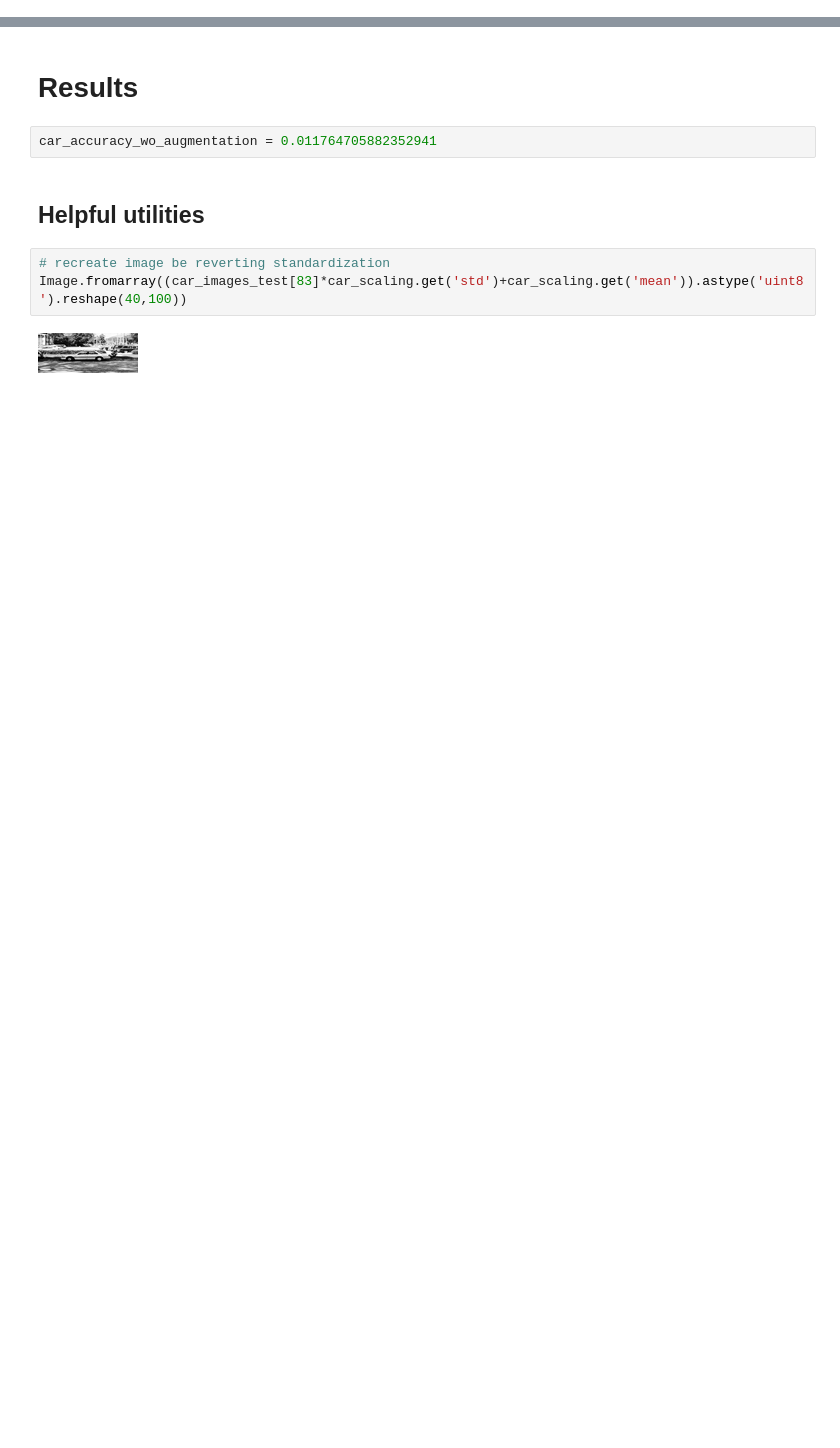
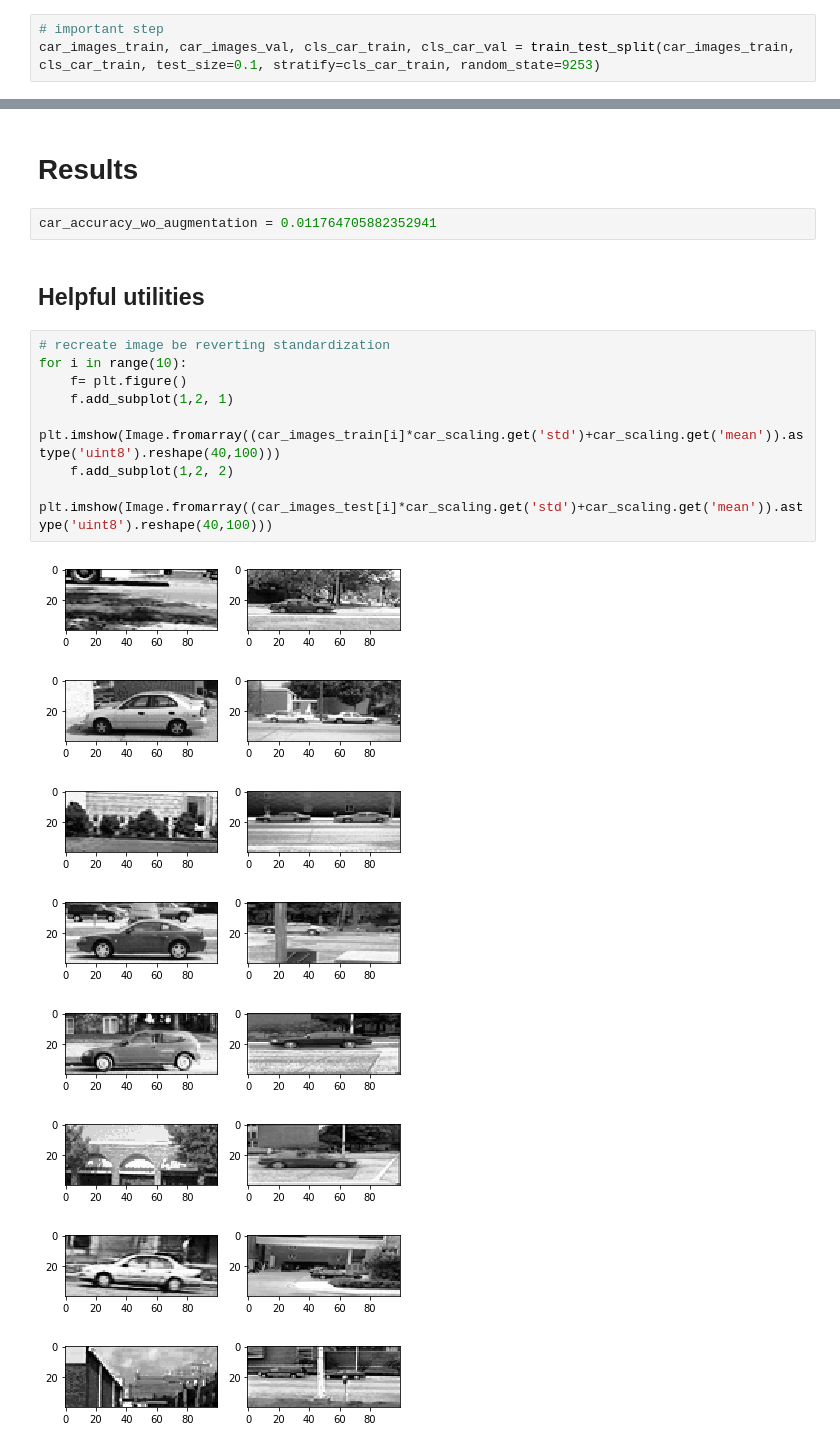
Before and after one commit to freecraver/ML-fun, a Jupyter notebook: deep_learning/Deep Learning Exercise 3.ipynb, the cells around one changed output, grey strips where cells are left out. Drawn from its saved outputs; the diff is of its cells as text; blank space fills up the shorter version.

```diff
--- a/deep_learning/Deep Learning Exercise 3.ipynb
+++ b/deep_learning/Deep Learning Exercise 3.ipynb
@@ -378 +396,4 @@ We decided to use 10% of training data as validation data
+# %%
+# important step
+car_images_train, car_images_val, cls_car_train, cls_car_val = train_test_split(car_images_train, cls_car_train, test_size=0.1, stratify=cls_car_train, random_state=9253)
 # %%
@@ -438,6 +537,18 @@ car_accuracy_wo_augmentation = 0.011764705882352941
 ## Helpful utilities
 # %%
 # recreate image be reverting standardization
-Image.fromarray((car_images_test[83]*car_scaling.get('std')+car_scaling.get('mean')).astype('uint8').reshape(40,100))
+for i in range(10):
+    f= plt.figure()
+    f.add_subplot(1,2, 1)
+    plt.imshow(Image.fromarray((car_images_train[i]*car_scaling.get('std')+car_scaling.get('mean')).astype('uint8').reshape(40,100)))
+    f.add_subplot(1,2, 2)
+    plt.imshow(Image.fromarray((car_images_test[i]*car_scaling.get('std')+car_scaling.get('mean')).astype('uint8').reshape(40,100)))
 # %% [output]
-[figure, old version]
+[figure, new version]
+[figure, added]
+[figure, added]
+[figure, added]
+[figure, added]
+[figure, added]
+[figure, added]
+[figure, added]
```
Also changed, not shown: parts of 29 cells of this notebook.
